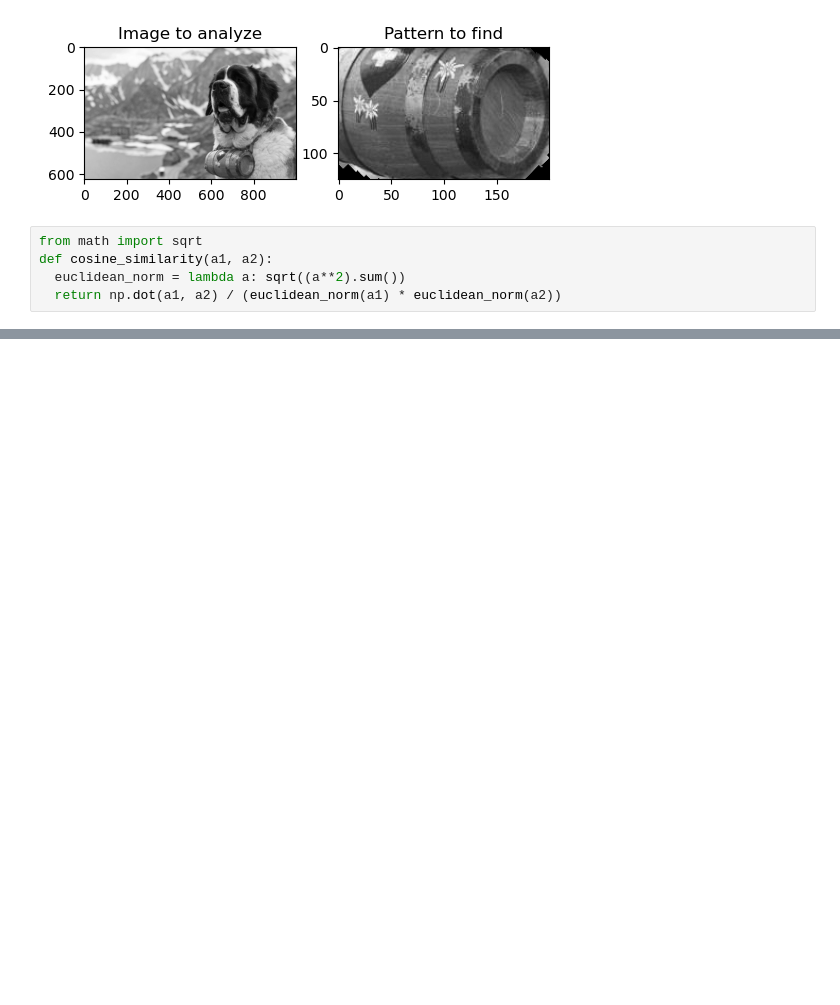
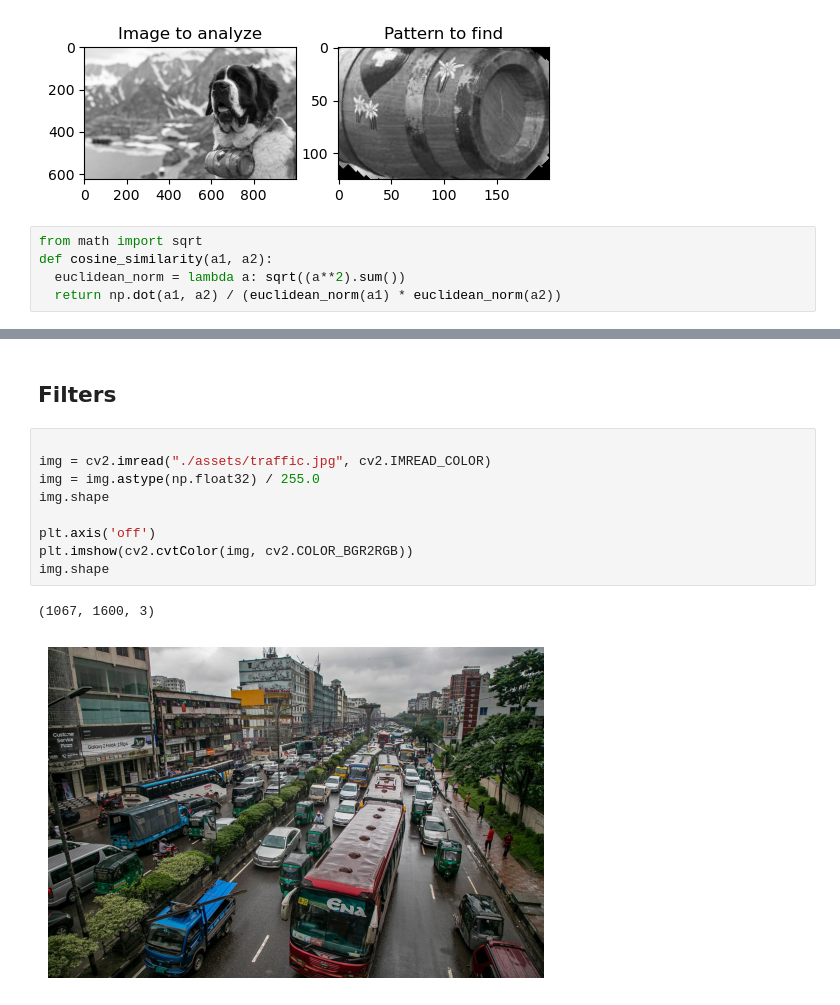
Before and after one commit to Jakub-Ner/CNNs-research, a Jupyter notebook: kernel_research.ipynb, the cells around one changed output, grey strips where cells are left out. Cells and saved outputs as stored; diff of their text form; blank space fills up the shorter version.

```diff
--- a/kernel_research.ipynb
+++ b/kernel_research.ipynb
@@ -70,0 +81,14 @@ plt.show()
+# %% [markdown]
+## Filters
+# %%
+
+img = cv2.imread("./assets/traffic.jpg", cv2.IMREAD_COLOR)
+img = img.astype(np.float32) / 255.0
+img.shape
+
+plt.axis('off')
+plt.imshow(cv2.cvtColor(img, cv2.COLOR_BGR2RGB))
+img.shape
+# %% [output]
+(1067, 1600, 3)
+[figure, added]
```
Also changed, not shown: parts of 8 cells of this notebook, 4 other files.
